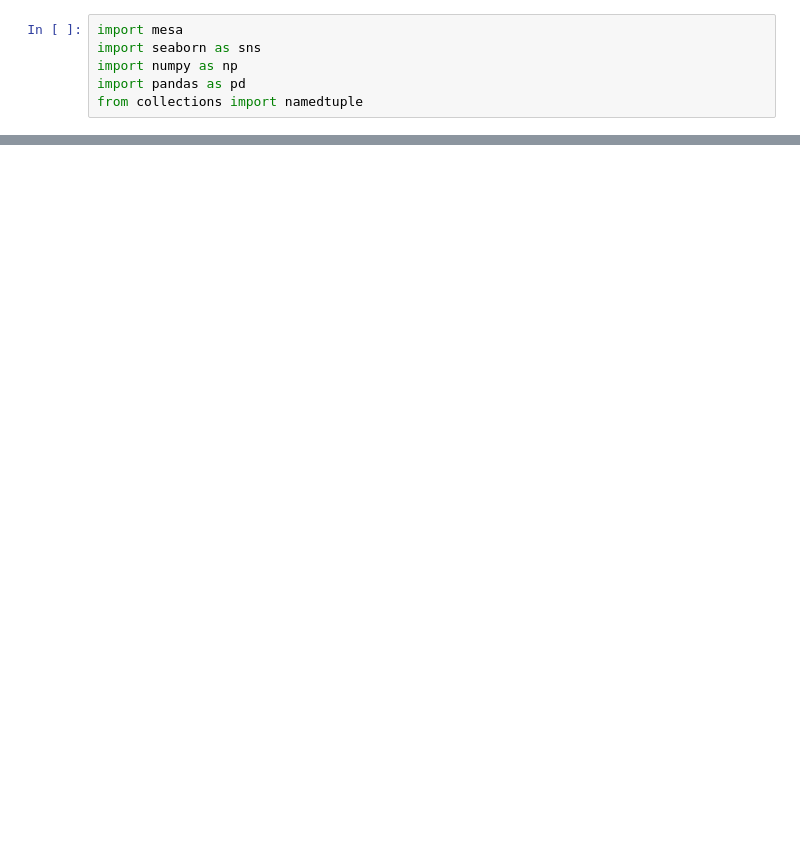
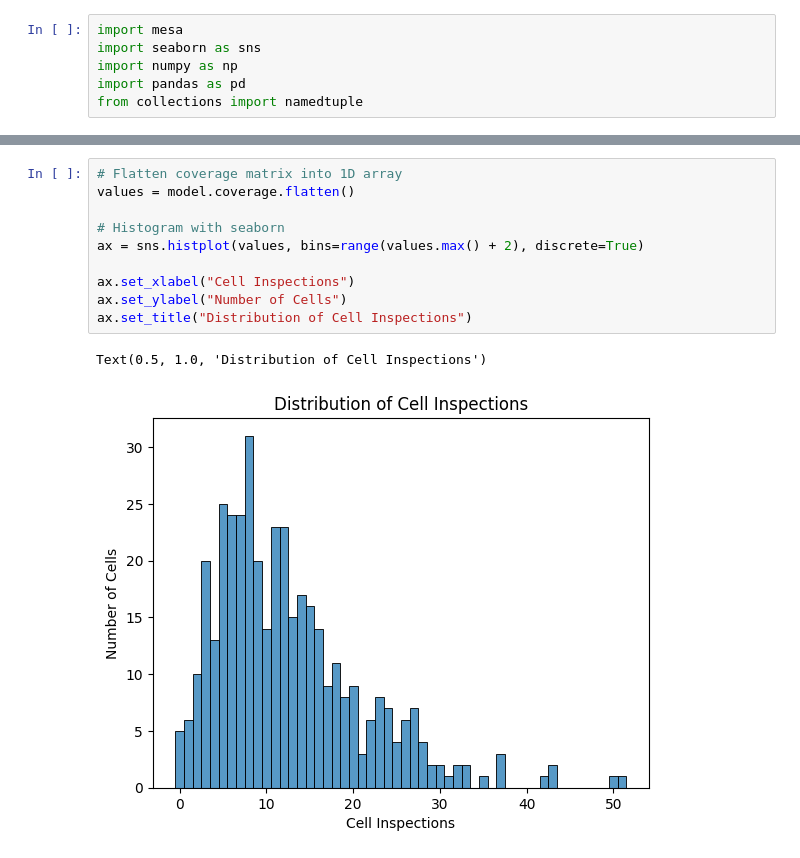
Before and after one commit to mischeen/uav_sim, a Jupyter notebook: notebooks/model.ipynb, the cells around one changed output, grey strips where cells are left out. Drawn from its saved outputs; the diff is of its cells as text; blank space fills up the shorter version.

```diff
--- a/notebooks/model.ipynb
+++ b/notebooks/model.ipynb
@@ -92,0 +119,13 @@ ax.set_ylabel("y");
+# %%
+# Flatten coverage matrix into 1D array
+values = model.coverage.flatten()
+
+# Histogram with seaborn
+ax = sns.histplot(values, bins=range(values.max() + 2), discrete=True)
+
+ax.set_xlabel("Cell Inspections")
+ax.set_ylabel("Number of Cells")
+ax.set_title("Distribution of Cell Inspections")
+# %% [output]
+Text(0.5, 1.0, 'Distribution of Cell Inspections')
+[figure, added]
```
Also changed, not shown: parts of 2 cells of this notebook.
